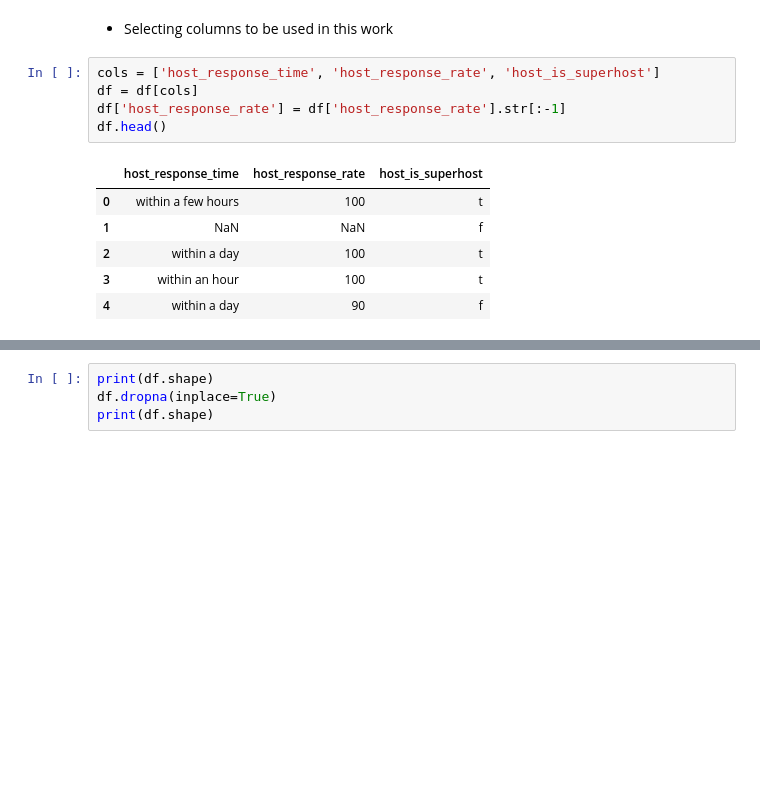
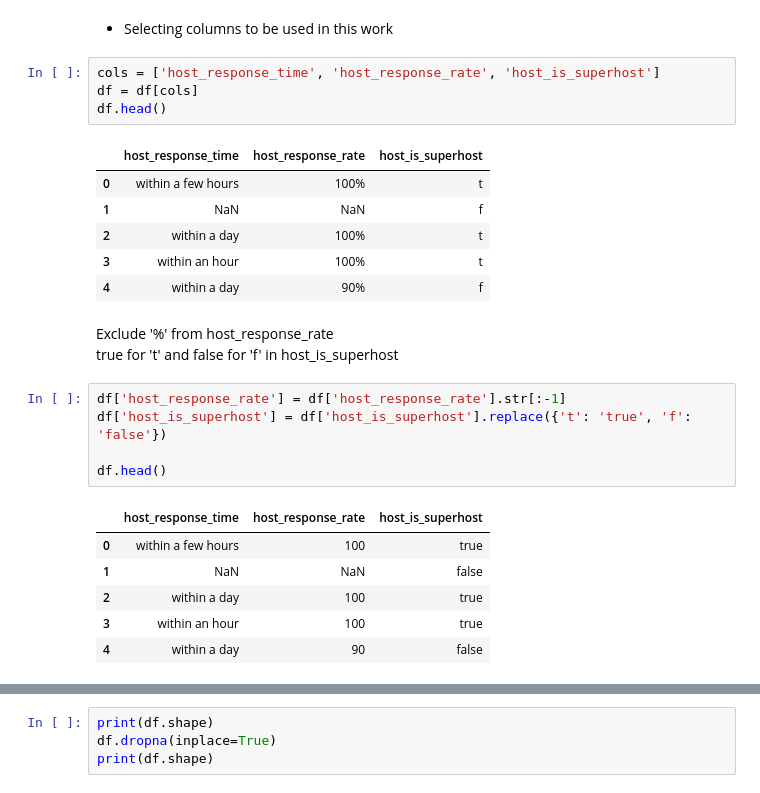
Before and after one commit to vesalukkarila/airbnb-data, a Jupyter notebook: airbnb.ipynb, the cells around one changed output, grey strips where cells are left out. Drawn from its saved outputs; the diff is of its cells as text; blank space fills up the shorter version.

```diff
--- a/airbnb.ipynb
+++ b/airbnb.ipynb
@@ -20,12 +20,26 @@ df.head(3)
 # %%
 cols = ['host_response_time', 'host_response_rate', 'host_is_superhost']
 df = df[cols]
-df['host_response_rate'] = df['host_response_rate'].str[:-1]
 df.head()
 # %% [output]
 |  | host_response_time | host_response_rate | host_is_superhost |
-| 0 | within a few hours | 100 | t |
+| 0 | within a few hours | 100% | t |
 | 1 | NaN | NaN | f |
-| 2 | within a day | 100 | t |
-| 3 | within an hour | 100 | t |
-| 4 | within a day | 90 | f |
+| 2 | within a day | 100% | t |
+| 3 | within an hour | 100% | t |
+| 4 | within a day | 90% | f |
+# %% [markdown]
+Exclude '%' from host_response_rate
+true for 't' and false for 'f' in host_is_superhost
+# %%
+df['host_response_rate'] = df['host_response_rate'].str[:-1]
+df['host_is_superhost'] = df['host_is_superhost'].replace({'t': 'true', 'f': 'false'})
+
+df.head()
+# %% [output]
+|  | host_response_time | host_response_rate | host_is_superhost |
+| 0 | within a few hours | 100 | true |
+| 1 | NaN | NaN | false |
+| 2 | within a day | 100 | true |
+| 3 | within an hour | 100 | true |
+| 4 | within a day | 90 | false |
```
Also changed, not shown: parts of 17 cells of this notebook.
